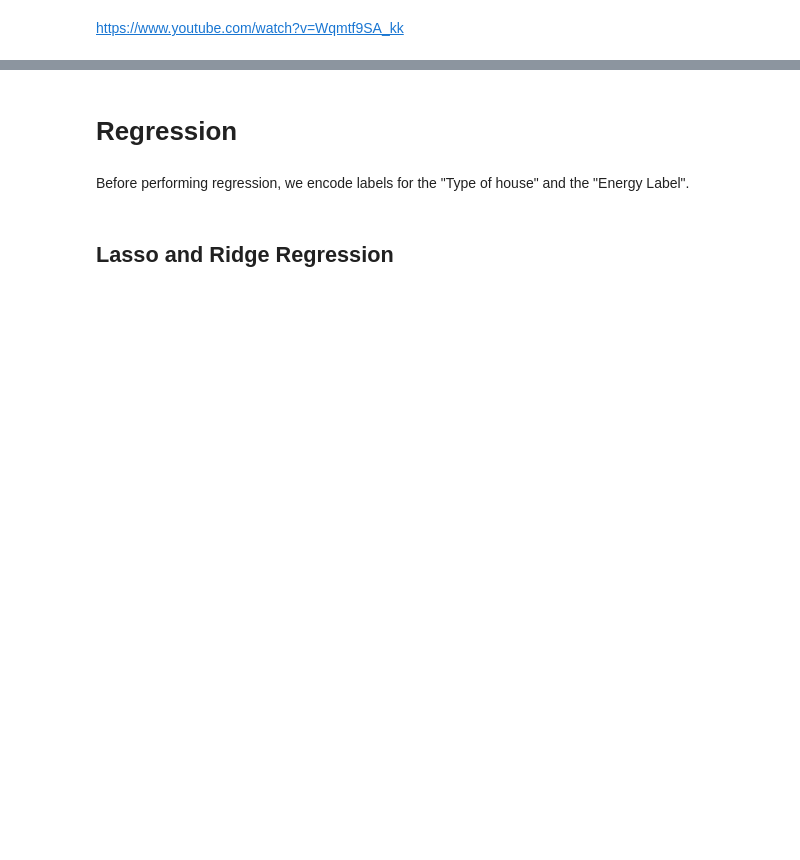
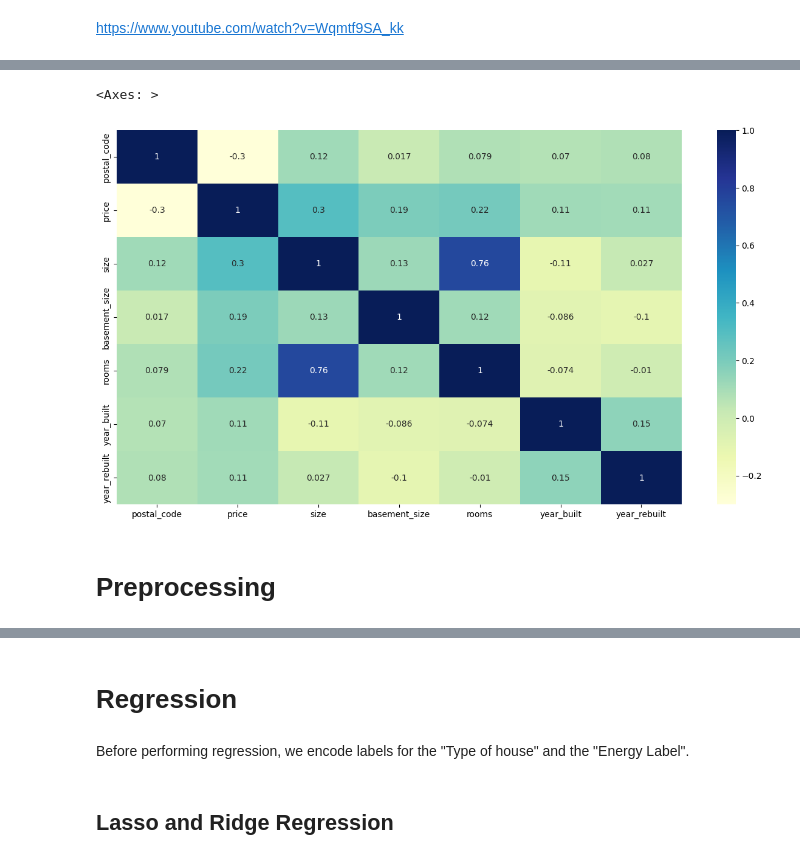
Before and after one commit to besplago/thesis-house-price-estimation, a Jupyter notebook: house_price_regression.ipynb, the cells around one changed output, grey strips where cells are left out. Drawn from its saved outputs; the diff is of its cells as text; code cells hidden in the pictures; blank space fills up the shorter version.

Commit message:
refac: preprocessing

```diff
--- a/house_price_regression.ipynb
+++ b/house_price_regression.ipynb
@@ -17,0 +63,8 @@ y = data['price']
+# %%
+plt.figure(figsize = (15, 8))
+sns.heatmap(data.select_dtypes(include = np.number).corr(), annot = True, cmap = "YlGnBu")
+# %% [output]
+<Axes: >
+[figure, added]
+# %% [markdown]
+# Preprocessing
```
Also changed, not shown: parts of 18 cells of this notebook.
